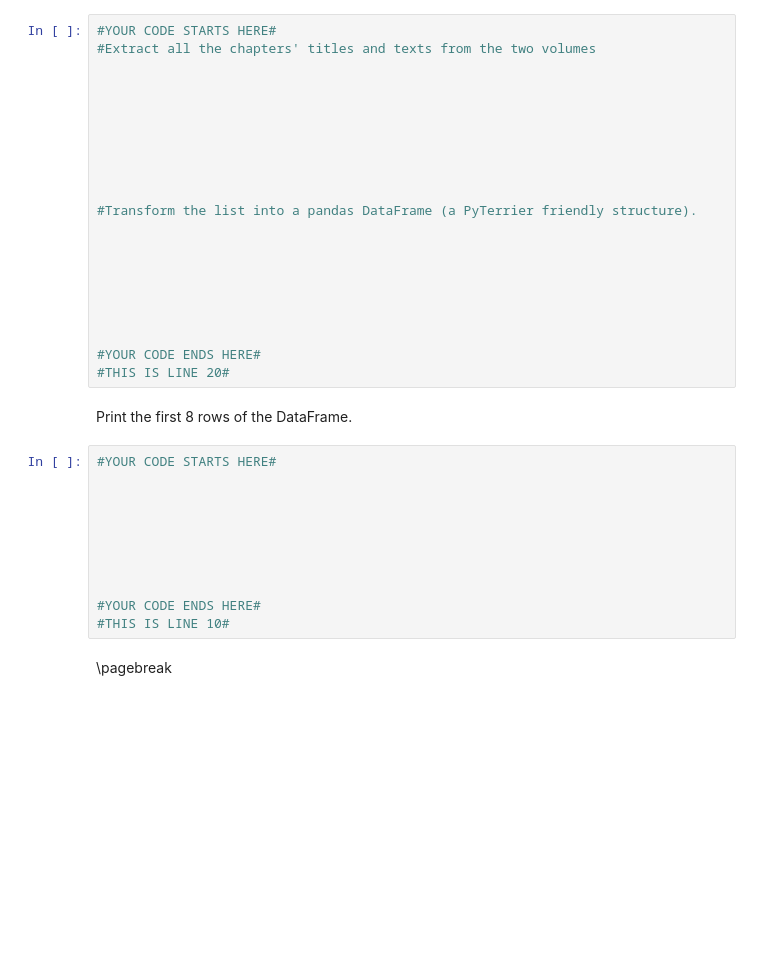
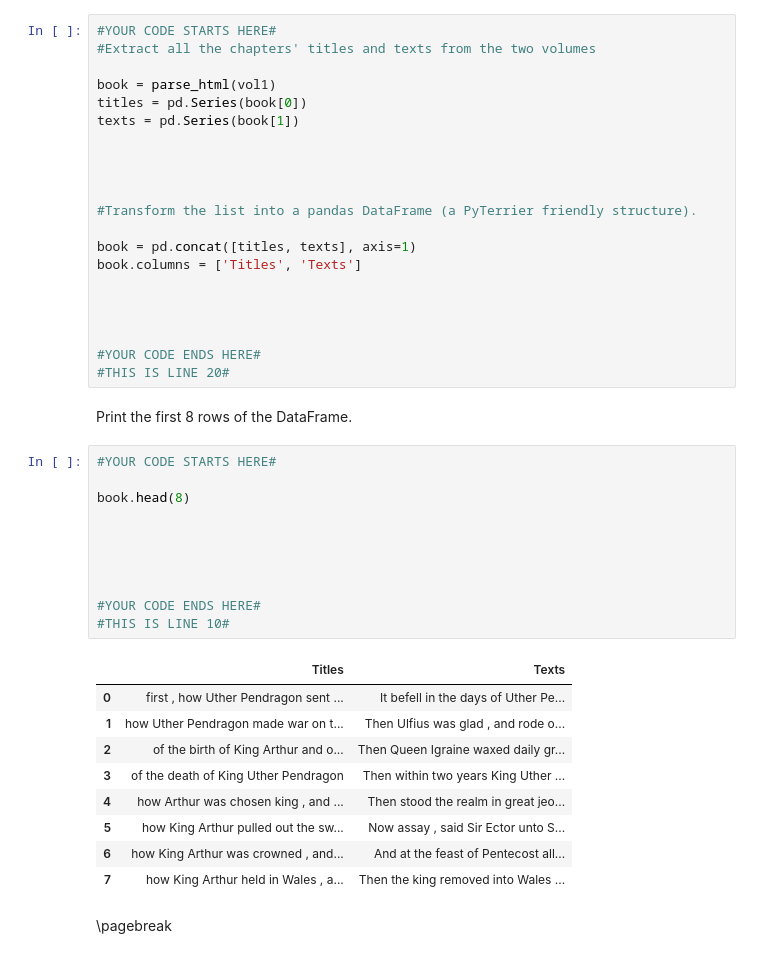
Before and after one commit to Matteo-Candi/ADMLT_HWs, a Jupyter notebook: Homework_1.ipynb, the cells around one changed output. Cells and saved outputs as stored; diff of their text form; blank space fills up the shorter version.

```diff
--- a/Homework_1.ipynb
+++ b/Homework_1.ipynb
@@ -140,17 +140,17 @@ def parse_html(soup):
 #YOUR CODE STARTS HERE#
 #Extract all the chapters' titles and texts from the two volumes
 
-
-
-
+book = parse_html(vol1)
+titles = pd.Series(book[0])
+texts = pd.Series(book[1])
 
 
 
 
 #Transform the list into a pandas DataFrame (a PyTerrier friendly structure).
 
-
-
+book = pd.concat([titles, texts], axis=1)
+book.columns = ['Titles', 'Texts']
 
 
 
@@ -164,14 +164,24 @@ Print the first 8 rows of the DataFrame.
 # %%
 #YOUR CODE STARTS HERE#
 
-
+book.head(8)
 
 
 
 
 
 #YOUR CODE ENDS HERE#
 #THIS IS LINE 10#
+# %% [output]
+|  | Titles | Texts |
+| 0 | first , how Uther Pendragon sent ... | It befell in the days of Uther Pe... |
+| 1 | how Uther Pendragon made war on t... | Then Ulfius was glad , and rode o... |
+| 2 | of the birth of King Arthur and o... | Then Queen Igraine waxed daily gr... |
+| 3 | of the death of King Uther Pendragon | Then within two years King Uther ... |
+| 4 | how Arthur was chosen king , and ... | Then stood the realm in great jeo... |
+| 5 | how King Arthur pulled out the sw... | Now assay , said Sir Ector unto S... |
+| 6 | how King Arthur was crowned , and... | And at the feast of Pentecost all... |
+| 7 | how King Arthur held in Wales , a... | Then the king removed into Wales ... |
 # %% [markdown]
 <div style="page-break-after: always; visibility: hidden">
 \pagebreak
```
Also changed, not shown: parts of 5 cells of this notebook.
